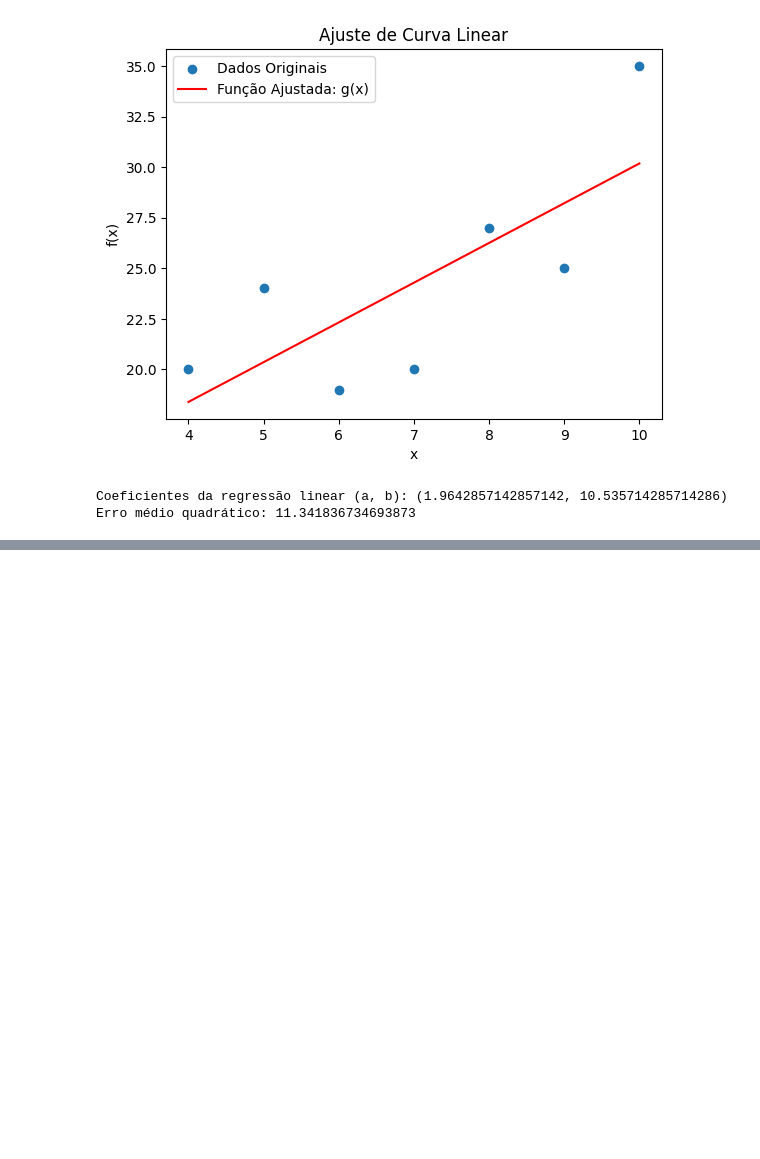
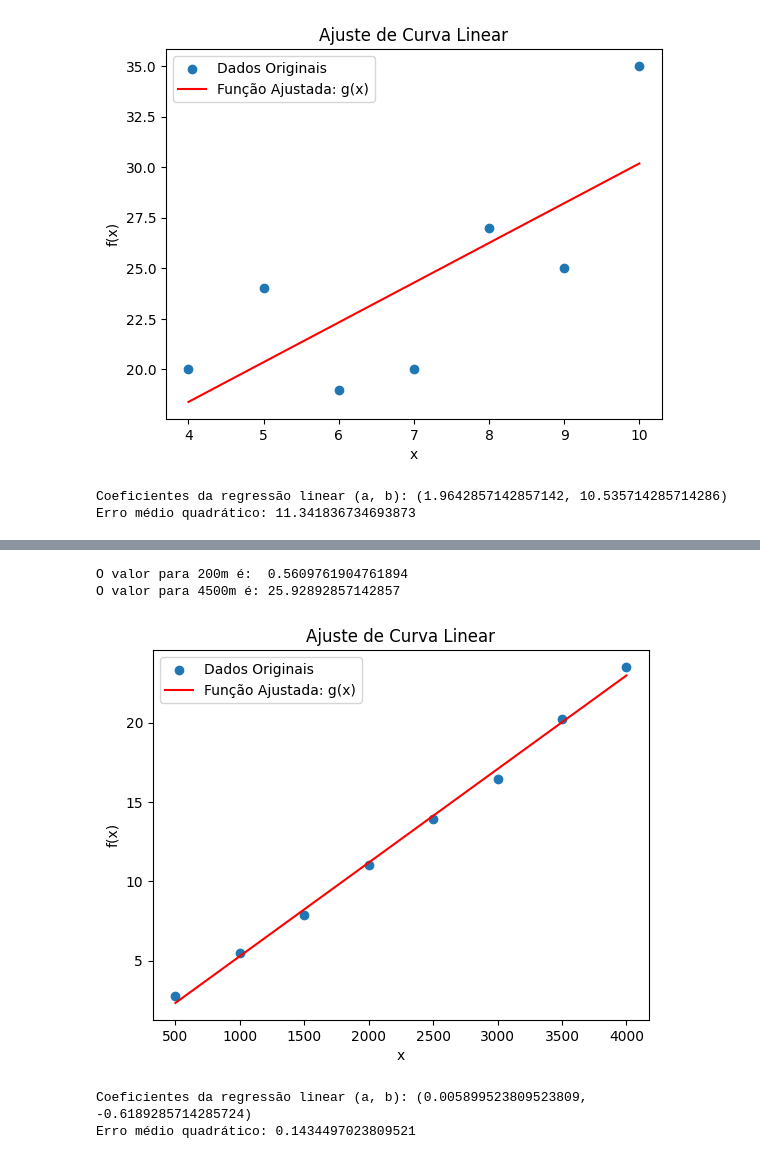
Before and after one commit to 55Hian/Met-num-CD, a Jupyter notebook: ATIVIDADE/Exercicio aula 5/aula5.ipynb, the cells around one changed output, grey strips where cells are left out. Saved outputs shown, nothing was run; the diff lists cells and outputs as text; code cells hidden in the pictures; blank space fills up the shorter version.

```diff
--- a/ATIVIDADE/Exercicio aula 5/aula5.ipynb
+++ b/ATIVIDADE/Exercicio aula 5/aula5.ipynb
@@ -96,0 +99,53 @@ Erro médio quadrático: 11.341836734693873
+# %%
+import matplotlib.pyplot as plt
+
+# Dados fornecidos
+valores_x = [500, 1000, 1500, 2000, 2500, 3000, 3500, 4000]
+valores_fx = [2.74, 5.48, 7.90, 11, 13.93, 16.43, 20.24, 23.52]
+
+# Número de pontos
+n = len(valores_x)
+
+# Calcular as somas necessárias
+soma_x = sum(valores_x)
+soma_fx = sum(valores_fx)
+soma_x_quadrado = sum(x_i**2 for x_i in valores_x)
+soma_x_fx = sum(x_i * fx_i for x_i, fx_i in zip(valores_x, valores_fx))
+
+# Calcular os coeficientes da regressão linear
+a = (n * soma_x_fx - soma_x * soma_fx) / (n * soma_x_quadrado - soma_x**2)
+b = (soma_fx - a * soma_x) / n
+
+# Criar a função g(x)
+def g(x):
+    return a * x + b
+
+# Calcular os valores previstos
+valores_fx_pred = [g(x_i) for x_i in valores_x]
+
+# Calcular o erro médio quadrático
+mse = sum((fx_i - g_x_i)**2 for fx_i, g_x_i in zip(valores_fx, valores_fx_pred)) / n
+
+# Plotar os pontos e a função g(x)
+
+f200 = a*200+b
+f4500 = a*4500+b
+
+print("O valor para 200m é: ", f200)
+print("O valor para 4500m é:", f4500)
+plt.scatter(valores_x, valores_fx, label='Dados Originais')
+plt.plot(valores_x, [g(x_i) for x_i in valores_x], color='red', label='Função Ajustada: g(x)')
+plt.xlabel('x')
+plt.ylabel('f(x)')
+plt.title('Ajuste de Curva Linear')
+plt.legend()
+plt.show()
+
+print("Coeficientes da regressão linear (a, b):", (a, b))
+print("Erro médio quadrático:", mse)
+# %% [output]
+O valor para 200m é:  0.5609761904761894
+O valor para 4500m é: 25.92892857142857
+[figure, added]
+Coeficientes da regressão linear (a, b): (0.005899523809523809, -0.6189285714285724)
+Erro médio quadrático: 0.1434497023809521
```
Also changed, not shown: parts of 1 cell of this notebook.
